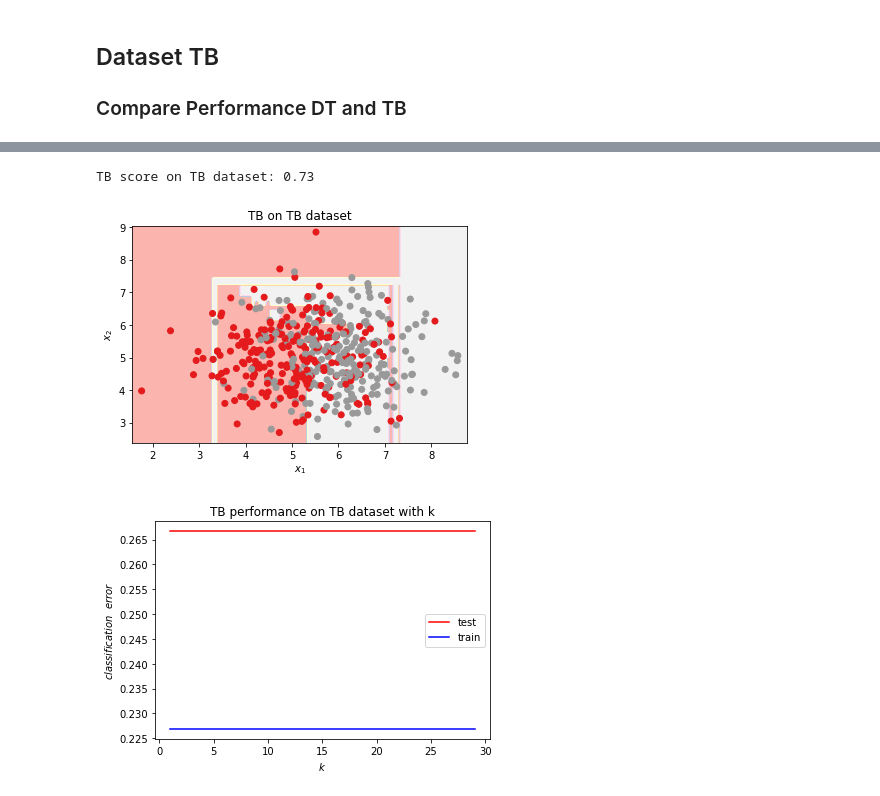
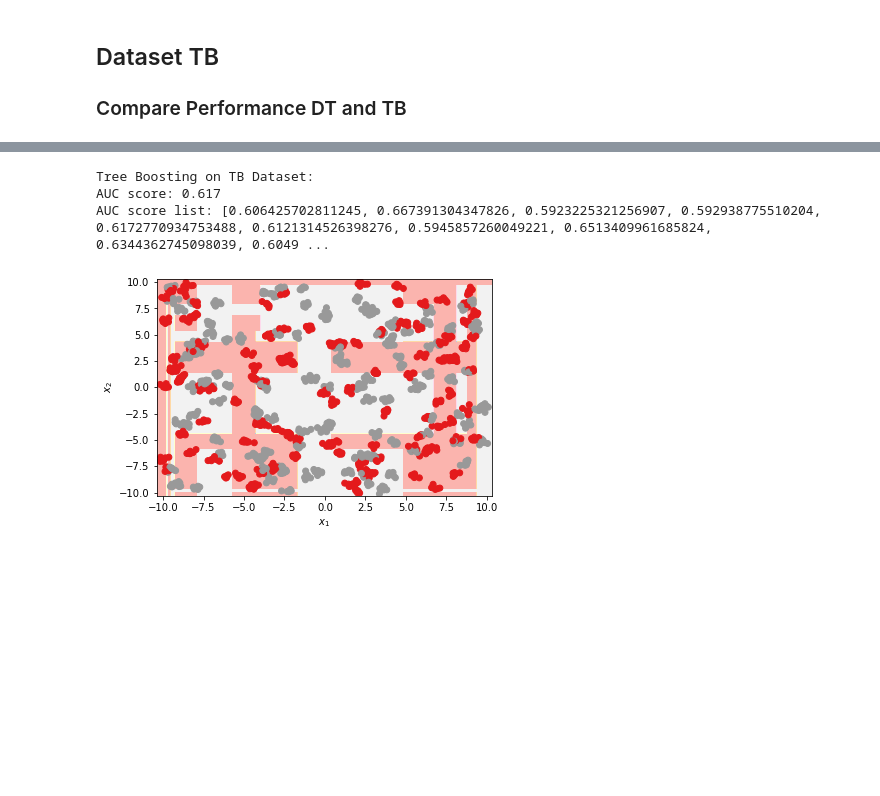
Before and after one commit to MBorgesT/ML_Assignment, a Jupyter notebook: DTvsTB.ipynb, the cells around one changed output, grey strips where cells are left out. Saved outputs shown, nothing was run; the diff lists cells and outputs as text; code cells hidden in the pictures; blank space fills up the shorter version.

```diff
--- a/DTvsTB.ipynb
+++ b/DTvsTB.ipynb
@@ -296,21 +285,16 @@ DT score on TB dataset: 0.68
 # %%
-# TB
+# Tree Boosting
 
 tboost = AdaC()
-tboost.fit(tb_X_train, tb_y_train)
-print('TB score on TB dataset: %.2f' % (tboost.score(tb_X_test, tb_y_test)))
 
-plot_classifier_boundary(tboost, tb_X, tb_y, title='TB on TB dataset')
+print('Tree Boosting on TB Dataset:')
+test_model(tboost, tb_X, tb_y)
 
-errors = map(lambda k: tb_classifier_score(k, tb_X_train, tb_y_train, tb_X_test, tb_y_test), k_values)
-errors = list(errors)
-test_error = [x[0] for x in errors]
-train_error = [x[1] for x in errors]
-
-plot_test_training_err(k_values, test_error, train_error,
-title='TB performance on TB dataset with k',
-hyperparam='k')
+# tboost.fit(tb_X_train, tb_y_train)
+# print('TB score: %.2f' % (tboost.score(tb_X_test, tb_y_test)))
+# plot_classifier_boundary(tboost, tb_X, tb_y, title='TB on TB dataset')
 # %% [output]
-TB score on TB dataset: 0.73
+Tree Boosting on TB Dataset:
+AUC score: 0.617
+AUC score list: [0.606425702811245, 0.667391304347826, 0.5923225321256907, 0.592938775510204, 0.6172770934753488, 0.6121314526398276, 0.5945857260049221, 0.6513409961685824, 0.6344362745098039, 0.6049 ...
-[figure, old version]
+[figure, new version]
-[figure, removed]
```
Also changed, not shown: parts of 20 cells of this notebook, 5 other files.
